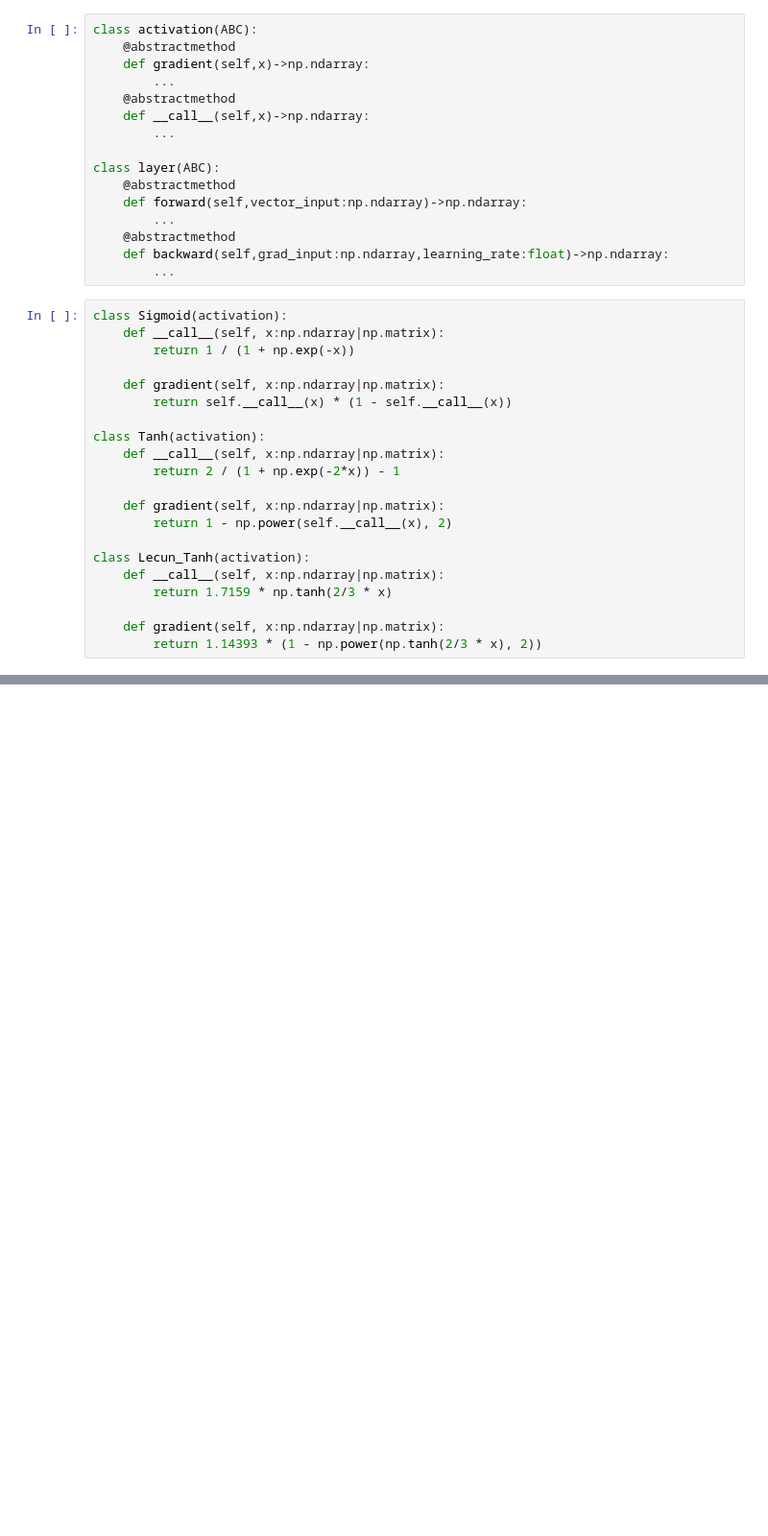
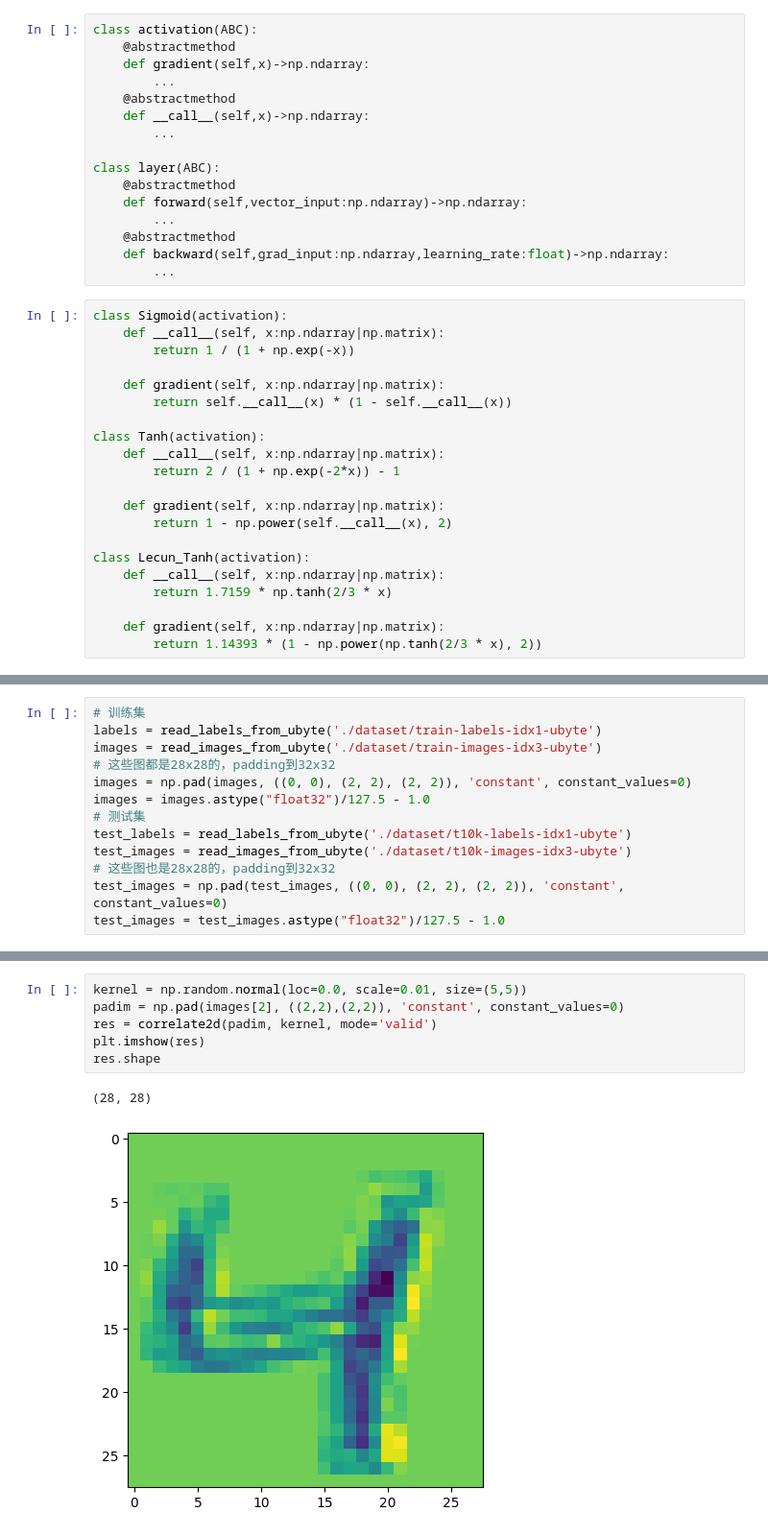
Before and after one commit to Afssc/Lenet5-Numpy-Implementation, a Jupyter notebook: test.ipynb, the cells around one changed output, grey strips where cells are left out. Shown at 96% size. Drawn from its saved outputs; the diff is of its cells as text; blank space fills up the shorter version.

```diff
--- a/test.ipynb
+++ b/test.ipynb
@@ -190,0 +489,13 @@ Step 90, 距离目标位图: 0.2406
+# %%
+# 训练集
+labels = read_labels_from_ubyte('./dataset/train-labels-idx1-ubyte')
+images = read_images_from_ubyte('./dataset/train-images-idx3-ubyte')
+# 这些图都是28x28的，padding到32x32
+images = np.pad(images, ((0, 0), (2, 2), (2, 2)), 'constant', constant_values=0)
+images = images.astype("float32")/127.5 - 1.0
+# 测试集
+test_labels = read_labels_from_ubyte('./dataset/t10k-labels-idx1-ubyte')
+test_images = read_images_from_ubyte('./dataset/t10k-images-idx3-ubyte')
+# 这些图也是28x28的，padding到32x32
+test_images = np.pad(test_images, ((0, 0), (2, 2), (2, 2)), 'constant', constant_values=0)
+test_images = test_images.astype("float32")/127.5 - 1.0
@@ -190,0 +818,9 @@ Step 90, 距离目标位图: 0.2406
+# %%
+kernel = np.random.normal(loc=0.0, scale=0.01, size=(5,5))
+padim = np.pad(images[2], ((2,2),(2,2)), 'constant', constant_values=0)
+res = correlate2d(padim, kernel, mode='valid')
+plt.imshow(res)
+res.shape
+# %% [output]
+(28, 28)
+[figure, added]
```
Also changed, not shown: parts of 26 cells of this notebook, 9 other files.
